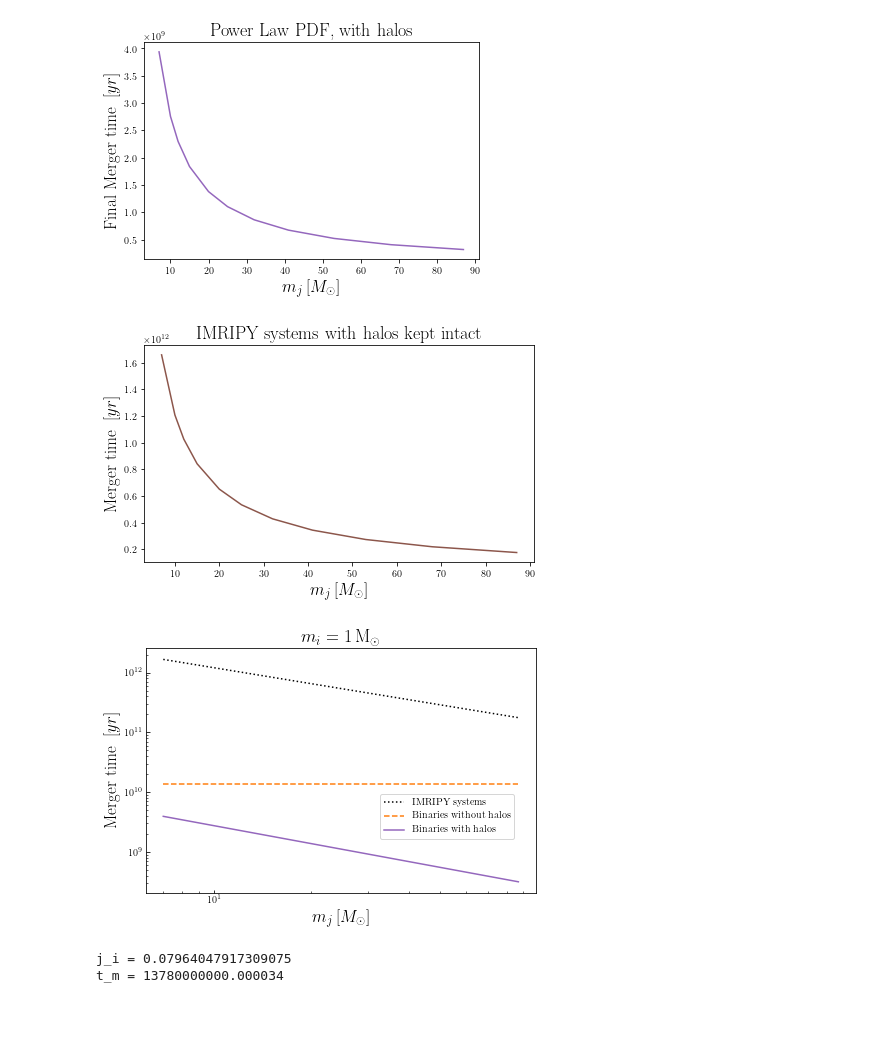
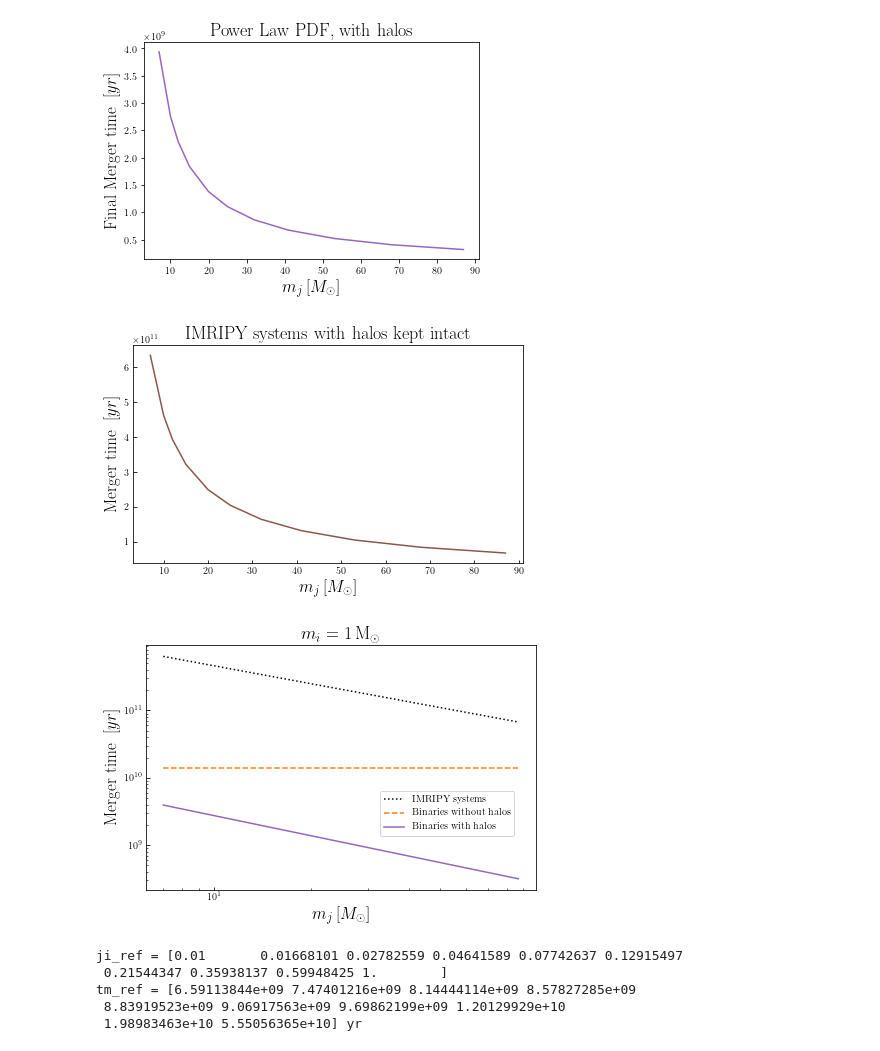
Before and after one commit to pratibhajangra591/Ifca-github, a Jupyter notebook: mergertime.ipynb, the cells around one changed output. Drawn from its saved outputs; the diff is of its cells as text; code cells hidden in the pictures; blank space fills up the shorter version.

```diff
--- a/mergertime.ipynb
+++ b/mergertime.ipynb
@@ -198,42 +198,48 @@ def final_merger_time_imripy(m_2):
 
 
     file = np.load('tmofj0.npz')
     ji_ref_list = file['arr_0']
     tm_ref_list = file['arr_1']
 
 
-    # right now tm_ref_list contains 40 points in the list.
+    def j_initial(m_1, m_2):
+        return  (((85/3) * (G**3) * m_1 * m_2 * (m_1 + m_2) * t_m)/((a_i**4)*(c**5)))**(1/7)
+
+
+    j_i = j_initial(m_1, m_2)
+
+
    # j_i_ref =  InterpolatedUnivariateSpline(tm_ref_list, ji_ref_list, k = 1) # j_i = factor_1 * g(t_m)
 
-    # j_i =  j_i_ref(t_m)
-
-   # tm_ref = InterpolatedUnivariateSpline(ji_ref_list, tm_ref_list, k = 1) # t_m = factor_2 * f(j_i)
-
-   # print("j_i =", j_i_ref(t_m))
-   # print("t_m =", tm_ref(j_i))
 
 
-    return t_m * ((a_i / a_i_ref)**(beta)) * ((m_1/m1_ref)**(gamma)) * ((m_2 / m2_ref)**(delta))
+    tm_ref = InterpolatedUnivariateSpline(ji_ref_list, tm_ref_list, k = 1) # t_m = factor_2 * f(j_i)
+
+
+
+
+
+    return tm_ref(j_i) * ((a_i / a_i_ref)**(beta)) * ((m_1/m1_ref)**(gamma)) * ((m_2 / m2_ref)**(delta))
 
 
 
 final_merger_time_imripy_list = np.zeros(len(m_2_list))
 
 for i, m_2 in enumerate(m_2_list):
     final_merger_time_imripy_list[i] = final_merger_time_imripy(m_2)
 
 
 
 
 plt.figure(figsize=(7,4))
 
 plt.plot(m_2_list, final_merger_time_imripy_list, 'C5')
 plt.xlabel('$m_{j}\:[M_{\odot}]$', fontsize = 17)
 plt.ylabel('Merger time $\: [yr]$', fontsize = 17)
 plt.title('IMRIPY systems with halos kept intact', fontsize = 18)
 plt.show()
 # %% [output]
-[figure, old version]
+[figure, new version]
 # %%
 plt.rcParams['font.family'] = 'serif'
 plt.rcParams['xtick.direction'] = 'in'
@@ -254,27 +260,16 @@ plt.title('$m_{i} = 1 \, \mathrm{M_{\odot}}$', fontsize = 18)
 plt.savefig('mergertime.pdf', bbox_inches = 'tight')
 plt.show()
 # %% [output]
-[figure, old version]
+[figure, new version]
 # %%
-# file = np.load('tmofj0.npz')
-#ji_ref_list = file['arr_0']
-#tm_ref_list = file['arr_1']
-
-
-    # right now tm_ref_list contains 40 points in the list.
-#j_i_ref =  InterpolatedUnivariateSpline(tm_ref_list, ji_ref_list, k = 1) # j_i = g(t_m)
-
-#ji = j_i_ref(13.78e9)
-
-
-#tm_ref = InterpolatedUnivariateSpline( ji_ref_list, tm_ref_list, k = 1) # t_m = f(j_i)
-
-
-#tm = tm_ref(ji)
-
-
-#print("j_i =", ji)
-#print("t_m =", tm)
+file = np.load('tmofj0.npz')
+ji_ref_list = file['arr_0']
+tm_ref_list = file['arr_1']
+print("ji_ref =", ji_ref_list)
+print("tm_ref =", tm_ref_list, "yr")
 # %% [output]
-j_i = 0.07964047917309075
-t_m = 13780000000.000034
+ji_ref = [0.01       0.01668101 0.02782559 0.04641589 0.07742637 0.12915497
+ 0.21544347 0.35938137 0.59948425 1.        ]
+tm_ref = [6.59113844e+09 7.47401216e+09 8.14444114e+09 8.57827285e+09
+ 8.83919523e+09 9.06917563e+09 9.69862199e+09 1.20129929e+10
+ 1.98983463e+10 5.55056365e+10] yr
```
